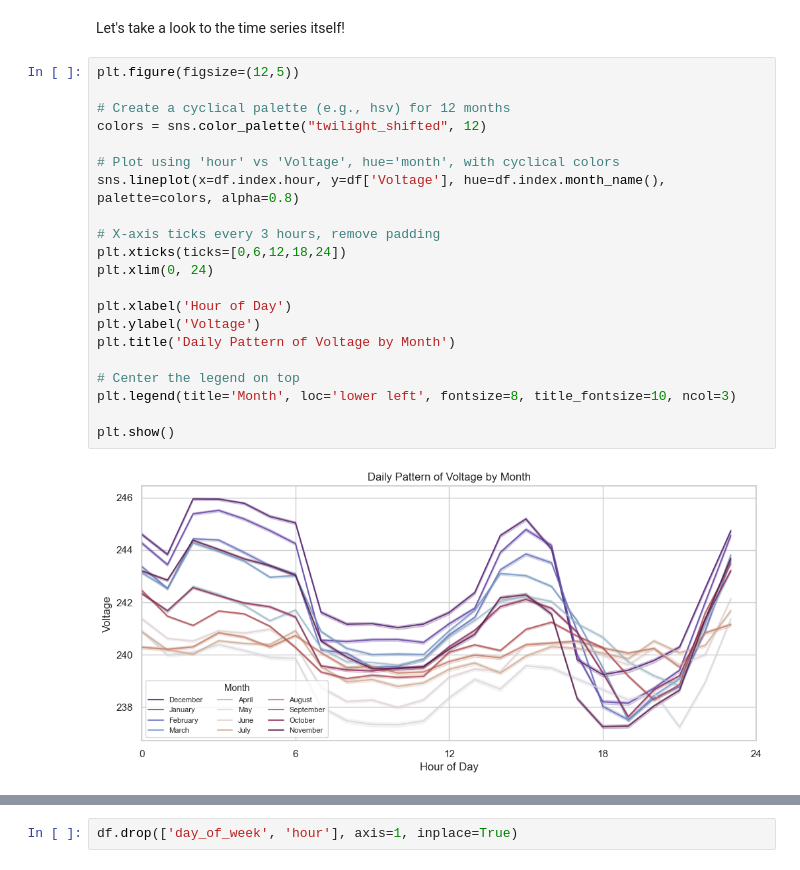
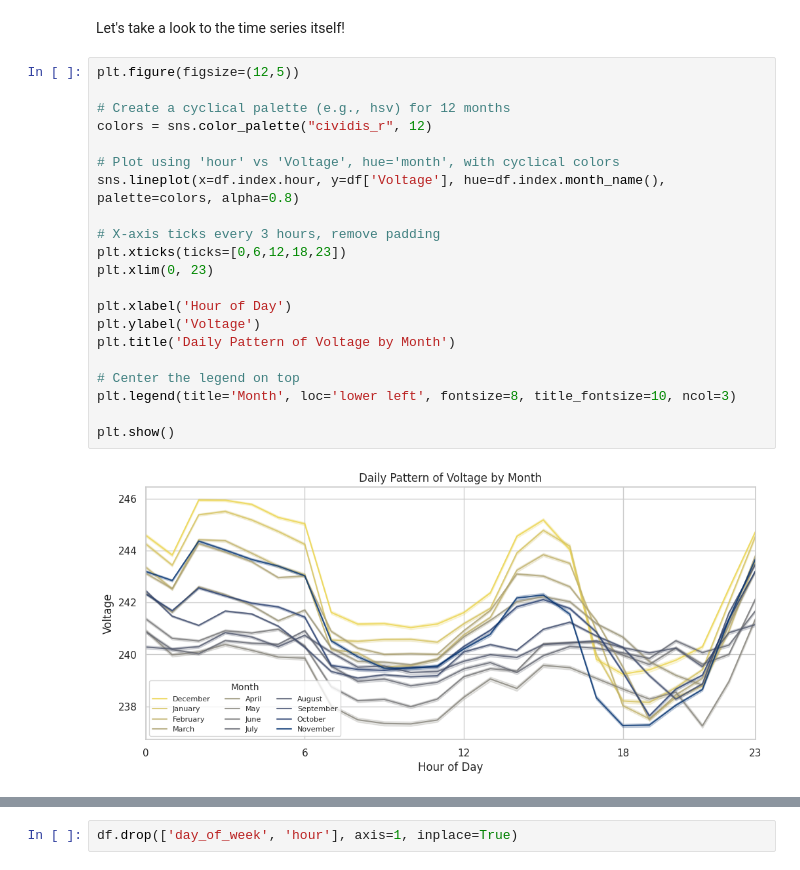
Before and after one commit to aihpi/workshop-time-series, a Jupyter notebook: notebooks/A03_Handling_missing_data.ipynb, the cells around one changed output, grey strips where cells are left out. Drawn from its saved outputs; the diff is of its cells as text.

```diff
--- a/notebooks/A03_Handling_missing_data.ipynb
+++ b/notebooks/A03_Handling_missing_data.ipynb
@@ -68,26 +68,26 @@ Let's take a look to the time series itself!
 # %%
 plt.figure(figsize=(12,5))
 
 # Create a cyclical palette (e.g., hsv) for 12 months
-colors = sns.color_palette("twilight_shifted", 12)
+colors = sns.color_palette("cividis_r", 12)
 
 # Plot using 'hour' vs 'Voltage', hue='month', with cyclical colors
 sns.lineplot(x=df.index.hour, y=df['Voltage'], hue=df.index.month_name(), palette=colors, alpha=0.8)
 
 # X-axis ticks every 3 hours, remove padding
-plt.xticks(ticks=[0,6,12,18,24])
-plt.xlim(0, 24)
+plt.xticks(ticks=[0,6,12,18,23])
+plt.xlim(0, 23)
 
 plt.xlabel('Hour of Day')
 plt.ylabel('Voltage')
 plt.title('Daily Pattern of Voltage by Month')
 
 # Center the legend on top
 plt.legend(title='Month', loc='lower left', fontsize=8, title_fontsize=10, ncol=3)
 
 plt.show()
 # %% [output]
-[figure, old version]
+[figure, new version]
 # %%
 # Create day of week and hour columns
 df['day_of_week'] = df.index.dayofweek  # 0=Monday, 6=Sunday
```
Also changed, not shown: parts of 3 cells of this notebook, 36 other files.
